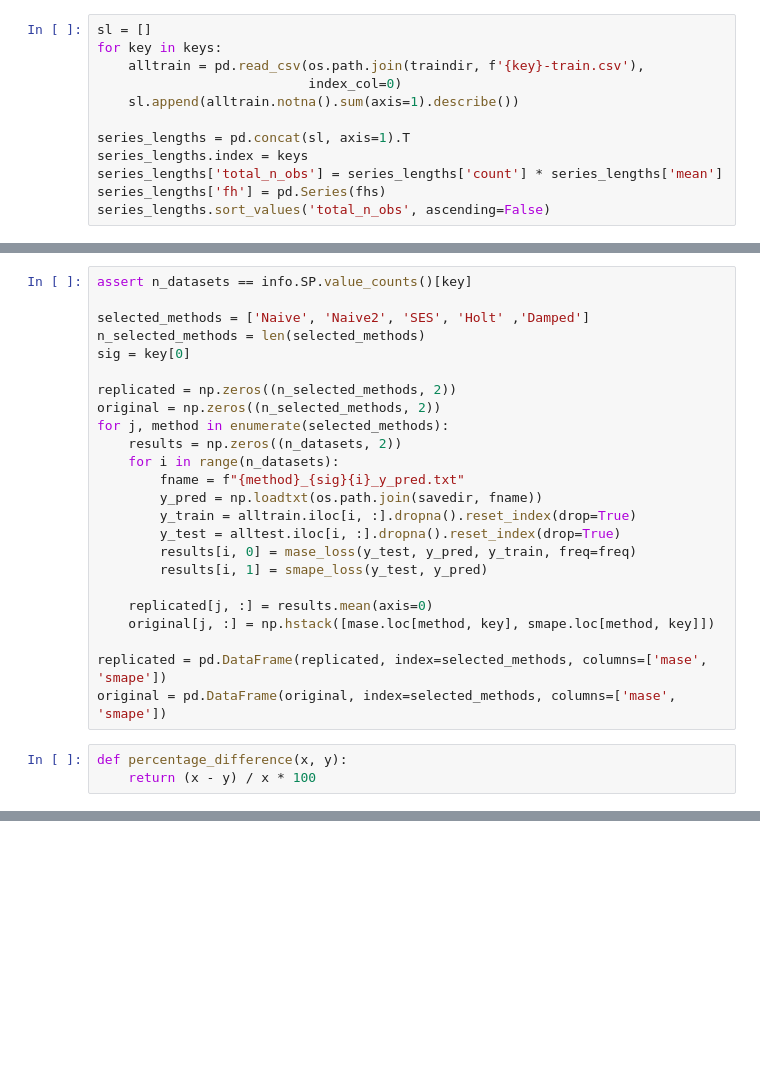
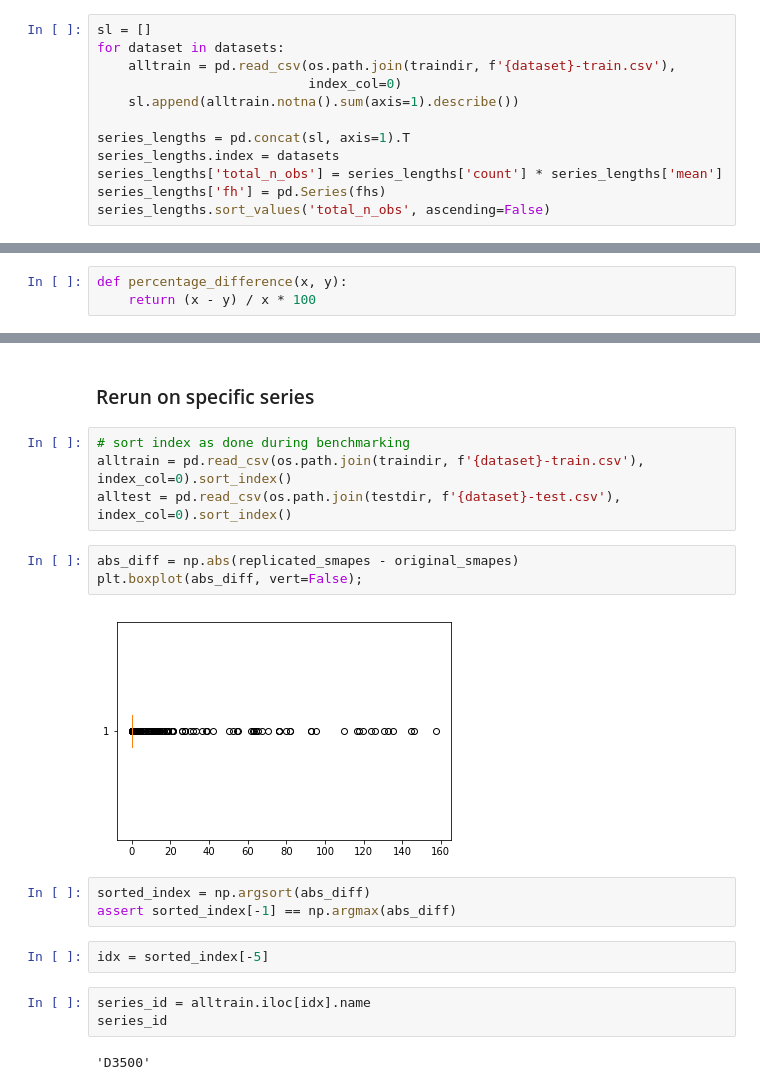
Before and after one commit to mloning/M4-methods, a Jupyter notebook: scripts/m4-replication.ipynb, the cells around one changed output, grey strips where cells are left out. Cells and saved outputs as stored; diff of their text form; blank space fills up the shorter version.

```diff
--- a/scripts/m4-replication.ipynb
+++ b/scripts/m4-replication.ipynb
@@ -130,12 +159,12 @@ keys
 # %%
 sl = []
-for key in keys:
-    alltrain = pd.read_csv(os.path.join(traindir, f'{key}-train.csv'),
+for dataset in datasets:
+    alltrain = pd.read_csv(os.path.join(traindir, f'{dataset}-train.csv'),
                            index_col=0)
     sl.append(alltrain.notna().sum(axis=1).describe())
 
 series_lengths = pd.concat(sl, axis=1).T
-series_lengths.index = keys
+series_lengths.index = datasets
 series_lengths['total_n_obs'] = series_lengths['count'] * series_lengths['mean']
 series_lengths['fh'] = pd.Series(fhs)
 series_lengths.sort_values('total_n_obs', ascending=False)
@@ -150,29 +233,5 @@ series_lengths.sort_values('total_n_obs', ascending=False)
 # %% [markdown]
 ### Compare results
-# %%
-assert n_datasets == info.SP.value_counts()[key]
-
-selected_methods = ['Naive', 'Naive2', 'SES', 'Holt' ,'Damped']
-n_selected_methods = len(selected_methods)
-sig = key[0]
-
-replicated = np.zeros((n_selected_methods, 2))
-original = np.zeros((n_selected_methods, 2))
-for j, method in enumerate(selected_methods):
-    results = np.zeros((n_datasets, 2))
-    for i in range(n_datasets):
-        fname = f"{method}_{sig}{i}_y_pred.txt"
-        y_pred = np.loadtxt(os.path.join(savedir, fname))
-        y_train = alltrain.iloc[i, :].dropna().reset_index(drop=True)
-        y_test = alltest.iloc[i, :].dropna().reset_index(drop=True)
-        results[i, 0] = mase_loss(y_test, y_pred, y_train, freq=freq)
-        results[i, 1] = smape_loss(y_test, y_pred)
-
-    replicated[j, :] = results.mean(axis=0)
-    original[j, :] = np.hstack([mase.loc[method, key], smape.loc[method, key]])
-
-replicated = pd.DataFrame(replicated, index=selected_methods, columns=['mase', 'smape'])
-original = pd.DataFrame(original, index=selected_methods, columns=['mase', 'smape'])
 # %%
 def percentage_difference(x, y):
     return (x - y) / x * 100
@@ -188,0 +363,21 @@ perc_diff
+# %% [markdown]
+### Rerun on specific series
+# %%
+# sort index as done during benchmarking
+alltrain = pd.read_csv(os.path.join(traindir, f'{dataset}-train.csv'), index_col=0).sort_index()
+alltest = pd.read_csv(os.path.join(testdir, f'{dataset}-test.csv'), index_col=0).sort_index()
+# %%
+abs_diff = np.abs(replicated_smapes - original_smapes)
+plt.boxplot(abs_diff, vert=False);
+# %% [output]
+[figure, added]
+# %%
+sorted_index = np.argsort(abs_diff)
+assert sorted_index[-1] == np.argmax(abs_diff)
+# %%
+idx = sorted_index[-5]
+# %%
+series_id = alltrain.iloc[idx].name
+series_id
+# %% [output]
+'D3500'
```
Also changed, not shown: parts of 54 cells of this notebook, 2 other files.
